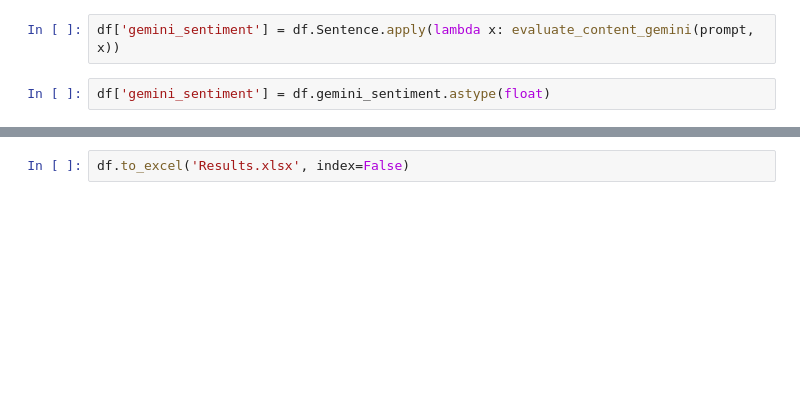
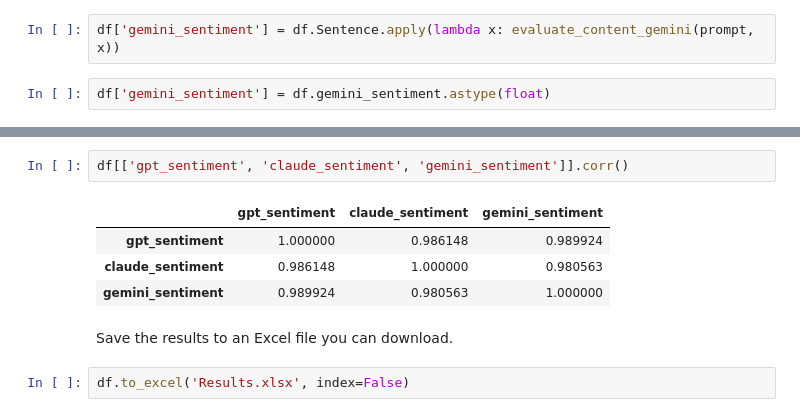
Before and after one commit to saffarizadeh/LLMs, a Jupyter notebook: Using_LLMs_via_API_(A).ipynb, the cells around one changed output, grey strips where cells are left out. Cells and saved outputs as stored; diff of their text form; blank space fills up the shorter version.

```diff
--- a/Using_LLMs_via_API_(A).ipynb
+++ b/Using_LLMs_via_API_(A).ipynb
@@ -392,2 +250,11 @@ df
+# %%
+df[['gpt_sentiment', 'claude_sentiment', 'gemini_sentiment']].corr()
+# %% [output]
+|  | gpt_sentiment | claude_sentiment | gemini_sentiment |
+| gpt_sentiment | 1.000000 | 0.986148 | 0.989924 |
+| claude_sentiment | 0.986148 | 1.000000 | 0.980563 |
+| gemini_sentiment | 0.989924 | 0.980563 | 1.000000 |
+# %% [markdown]
+Save the results to an Excel file you can download.
 # %%
 df.to_excel('Results.xlsx', index=False)
```
Also changed, not shown: parts of 103 cells of this notebook.
